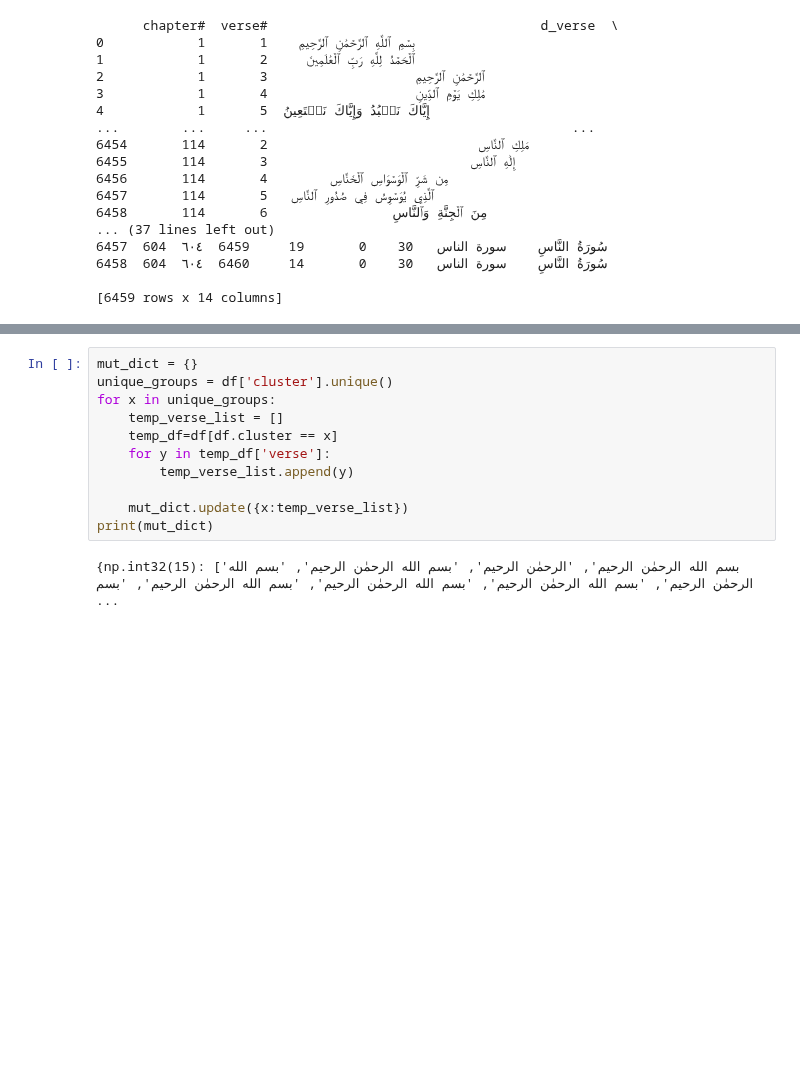
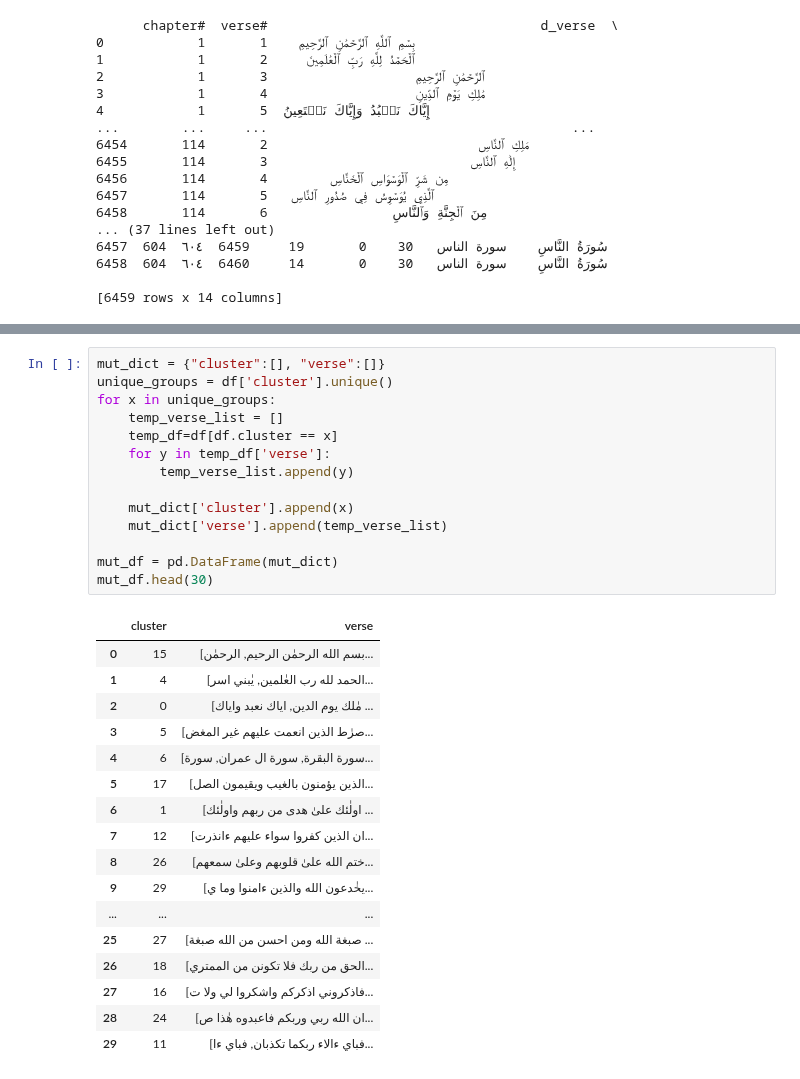
Before and after one commit to Zain1958/similarity-search, a Jupyter notebook: notebooks/02_training.ipynb, the cells around one changed output, grey strips where cells are left out. Drawn from its saved outputs; the diff is of its cells as text; blank space fills up the shorter version.

Commit message:
create dataframe showing results of k-means training

```diff
--- a/notebooks/02_training.ipynb
+++ b/notebooks/02_training.ipynb
@@ -84,15 +84,34 @@ df.head(100)
 | 98 | 2 | 90 | بِئۡسَمَا ٱشۡتَرَوۡاْ بِهِۦٓ أَنف... | بئسما اشتروا به انفسهم ان يكفروا ... | 6a4bd2cb4fb55336d7e215bfa874b513c... | 1.25 | 14 | ١٤ | 100 | ... |
 | 99 | 2 | 91 | وَإِذَا قِيلَ لَهُمۡ ءَامِنُواْ ب... | واذا قيل لهم ءامنوا بما انزل الله... | d798b585ad0697948c4c99e2c8493c5ec... | 1.25 | 14 | ١٤ | 101 | ... |
 # %%
-mut_dict = {}
+mut_dict = {"cluster":[], "verse":[]}
 unique_groups = df['cluster'].unique()
 for x in unique_groups:
     temp_verse_list = []
     temp_df=df[df.cluster == x]
     for y in temp_df['verse']:
         temp_verse_list.append(y)
 
-    mut_dict.update({x:temp_verse_list})
-print(mut_dict)
+    mut_dict['cluster'].append(x)
+    mut_dict['verse'].append(temp_verse_list)
+
+mut_df = pd.DataFrame(mut_dict)
+mut_df.head(30)
 # %% [output]
-{np.int32(15): ['بسم الله الرحمٰن الرحيم', 'الرحمٰن الرحيم', 'بسم الله الرحمٰن الرحيم', 'بسم الله الرحمٰن الرحيم', 'بسم الله الرحمٰن الرحيم', 'بسم الله الرحمٰن الرحيم', 'بسم الله الرحمٰن الرحيم', 'بسم ...
+|  | cluster | verse |
+| 0 | 15 | [بسم الله الرحمٰن الرحيم, الرحمٰن... |
+| 1 | 4 | [الحمد لله رب العٰلمين, يٰبني اسر... |
+| 2 | 0 | [مٰلك يوم الدين, اياك نعبد واياك ... |
+| 3 | 5 | [صرٰط الذين انعمت عليهم غير المغض... |
+| 4 | 6 | [سورة البقرة, سورة ال عمران, سورة... |
+| 5 | 17 | [الذين يؤمنون بالغيب ويقيمون الصل... |
+| 6 | 1 | [اولٰئك علىٰ هدى من ربهم واولٰئك ... |
+| 7 | 12 | [ان الذين كفروا سواء عليهم ءانذرت... |
+| 8 | 26 | [ختم الله علىٰ قلوبهم وعلىٰ سمعهم... |
+| 9 | 29 | [يخٰدعون الله والذين ءامنوا وما ي... |
+| ... | ... | ... |
+| 25 | 27 | [صبغة الله ومن احسن من الله صبغة ... |
+| 26 | 18 | [الحق من ربك فلا تكونن من الممتري... |
+| 27 | 16 | [فاذكروني اذكركم واشكروا لي ولا ت... |
+| 28 | 24 | [ان الله ربي وربكم فاعبدوه هٰذا ص... |
+| 29 | 11 | [فباي ءالاء ربكما تكذبان, فباي ءا... |
```
